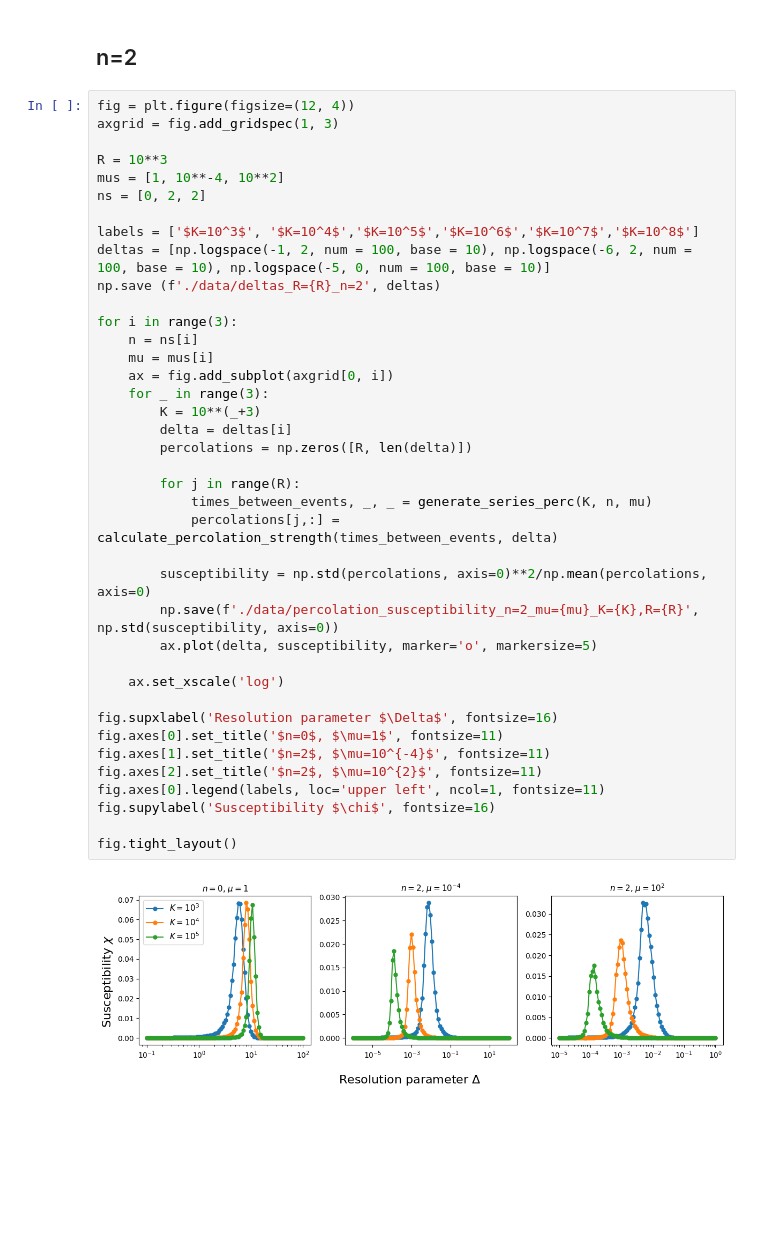
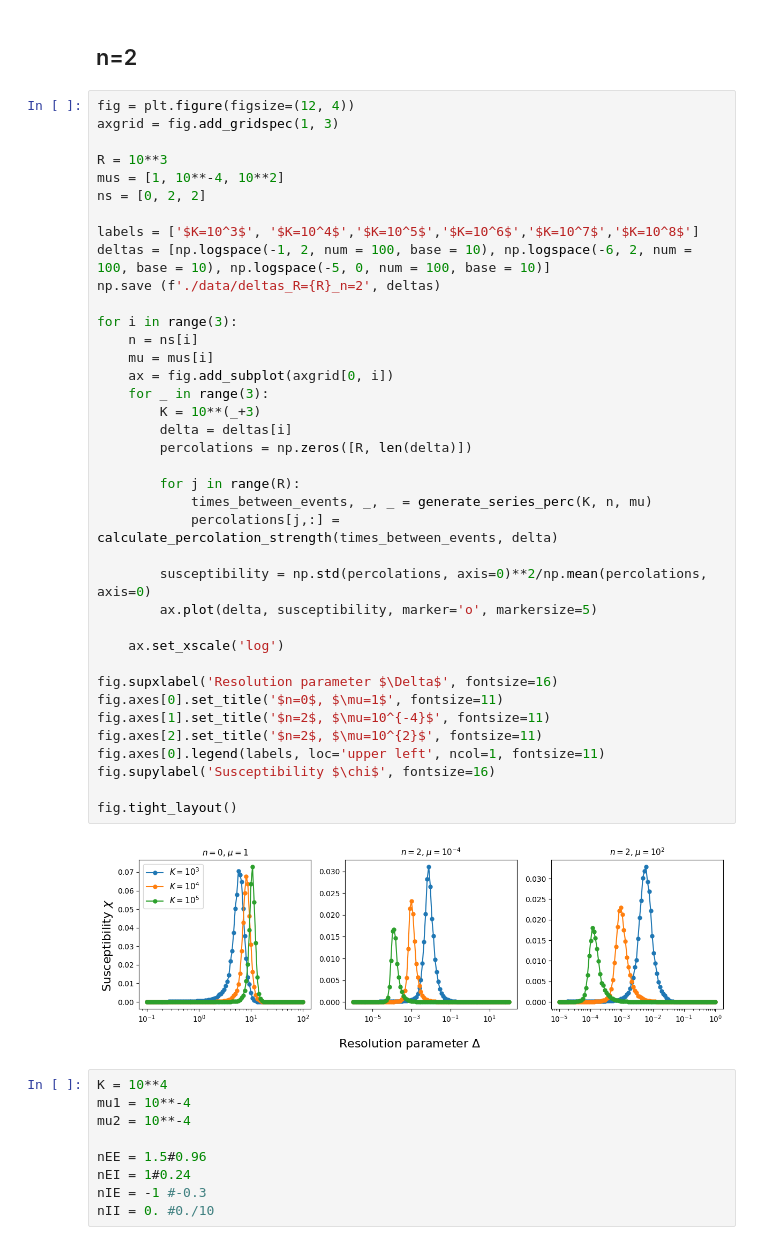
Before and after one commit to RivasAntonio/TFM, a Jupyter notebook: Códigos/Hawkes/save_data.ipynb, the cells around one changed output. Drawn from its saved outputs; the diff is of its cells as text; blank space fills up the shorter version.

```diff
--- a/Códigos/Hawkes/save_data.ipynb
+++ b/Códigos/Hawkes/save_data.ipynb
@@ -1014,32 +1014,40 @@ labels = ['$K=10^3$', '$K=10^4$','$K=10^5$','$K=10^6$','$K=10^7$','$K=10^8$']
 deltas = [np.logspace(-1, 2, num = 100, base = 10), np.logspace(-6, 2, num = 100, base = 10), np.logspace(-5, 0, num = 100, base = 10)]
 np.save (f'./data/deltas_R={R}_n=2', deltas)
 
 for i in range(3):
     n = ns[i]
     mu = mus[i]
     ax = fig.add_subplot(axgrid[0, i])
     for _ in range(3):
         K = 10**(_+3)
         delta = deltas[i]
         percolations = np.zeros([R, len(delta)])
 
         for j in range(R):
             times_between_events, _, _ = generate_series_perc(K, n, mu)
             percolations[j,:] = calculate_percolation_strength(times_between_events, delta)
 
         susceptibility = np.std(percolations, axis=0)**2/np.mean(percolations, axis=0)
-        np.save(f'./data/percolation_susceptibility_n=2_mu={mu}_K={K},R={R}', np.std(susceptibility, axis=0))
         ax.plot(delta, susceptibility, marker='o', markersize=5)
 
     ax.set_xscale('log')
 
 fig.supxlabel('Resolution parameter $\Delta$', fontsize=16)
 fig.axes[0].set_title('$n=0$, $\mu=1$', fontsize=11)
 fig.axes[1].set_title('$n=2$, $\mu=10^{-4}$', fontsize=11)
 fig.axes[2].set_title('$n=2$, $\mu=10^{2}$', fontsize=11)
 fig.axes[0].legend(labels, loc='upper left', ncol=1, fontsize=11)
 fig.supylabel('Susceptibility $\chi$', fontsize=16)
 
 fig.tight_layout()
 # %% [output]
-[figure, old version]
+[figure, new version]
+# %%
+K = 10**4
+mu1 = 10**-4
+mu2 = 10**-4
+
+nEE = 1.5#0.96
+nEI = 1#0.24
+nIE = -1 #-0.3
+nII = 0. #0./10
```
Also changed, not shown: parts of 6 cells of this notebook, 7 other files.
